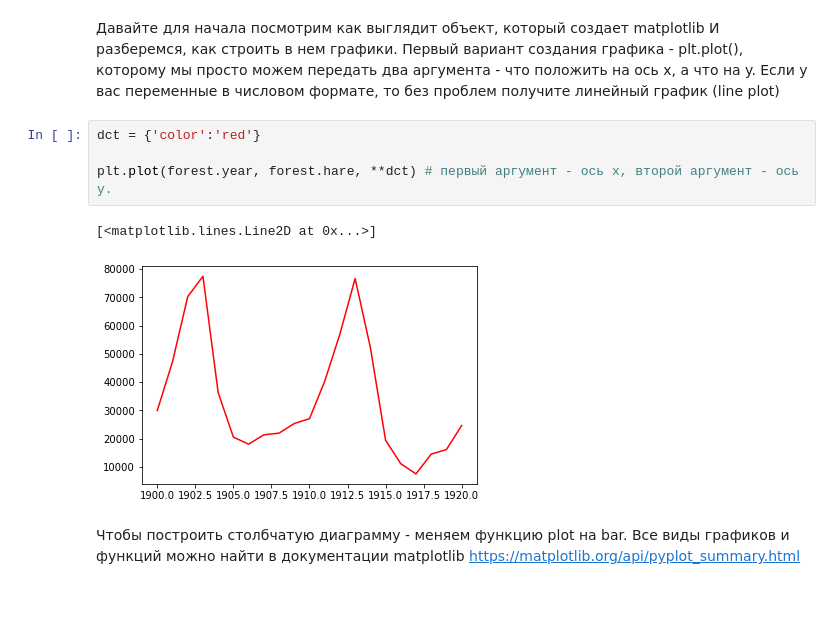
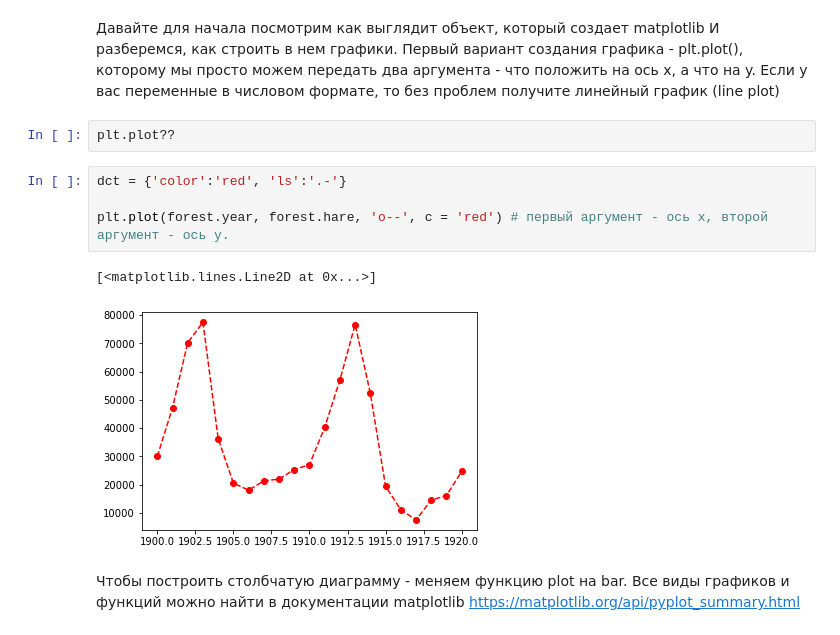
Before and after one commit to pileyan/DPO_Python_22_23, a Jupyter notebook: lect16_Visualization + SQL/Viz.ipynb, the cells around one changed output. Drawn from its saved outputs; the diff is of its cells as text; blank space fills up the shorter version.

```diff
--- a/lect16_Visualization + SQL/Viz.ipynb
+++ b/lect16_Visualization + SQL/Viz.ipynb
@@ -46,13 +46,15 @@ forest.shape
 # %% [markdown]
 Давайте для начала посмотрим как выглядит объект, который создает matplotlib И разберемся, как строить в нем графики.
 Первый вариант создания графика - plt.plot(), которому мы просто можем передать два аргумента - что положить на ось x, а что на y. Если у вас переменные в числовом формате, то без проблем получите линейный график (line plot)
+# %%
+plt.plot??
 # %%
-dct = {'color':'red'}
+dct = {'color':'red', 'ls':'.-'}
 
-plt.plot(forest.year, forest.hare, **dct) # первый аргумент - ось x, второй аргумент - ось y.
+plt.plot(forest.year, forest.hare, 'o--', c = 'red') # первый аргумент - ось x, второй аргумент - ось y.
 # %% [output]
 [<matplotlib.lines.Line2D at 0x...>]
-[figure, old version]
+[figure, new version]
 # %% [markdown]
 Чтобы построить столбчатую диаграмму - меняем функцию plot на bar.
 Все виды графиков и функций можно найти в документации matplotlib
```
Also changed, not shown: parts of 10 cells of this notebook, 15 other files.
